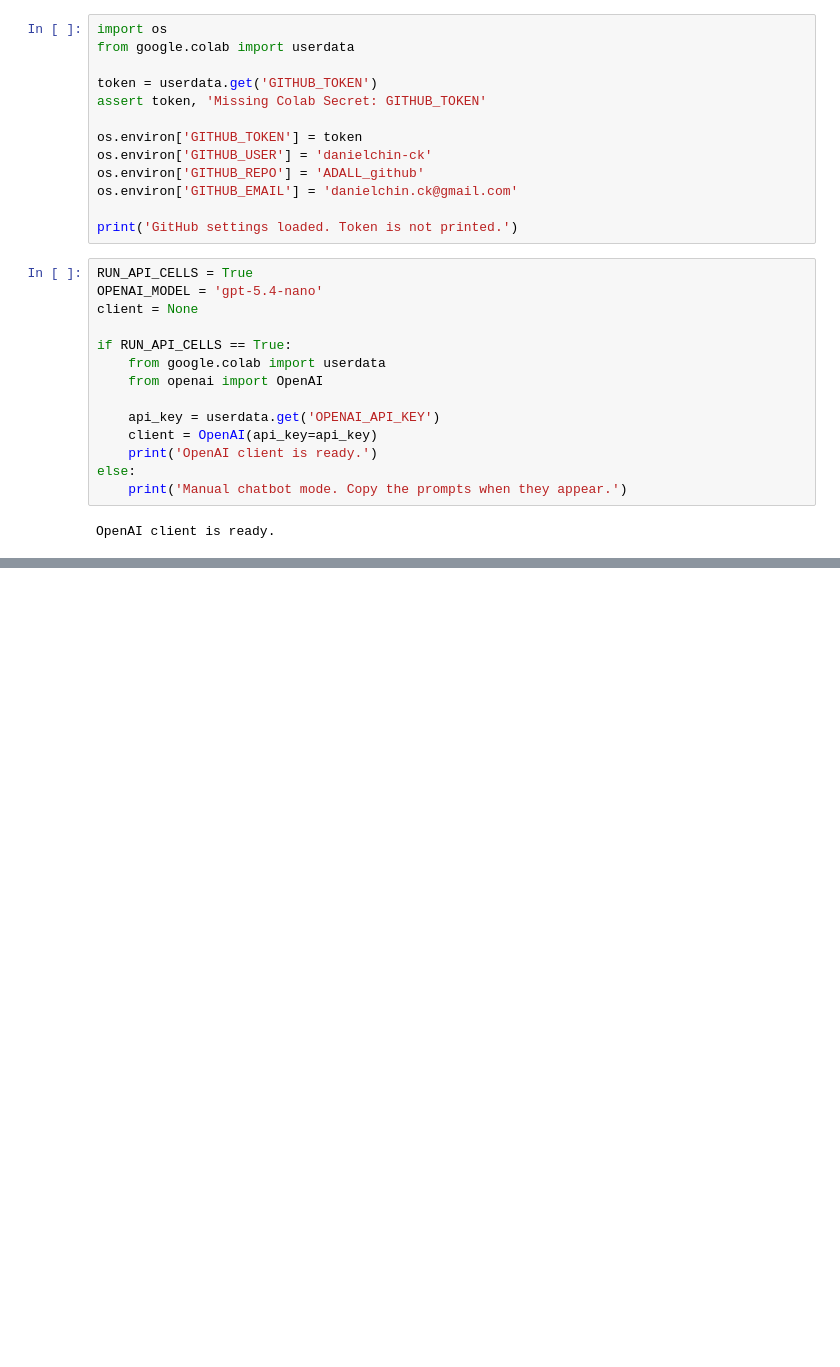
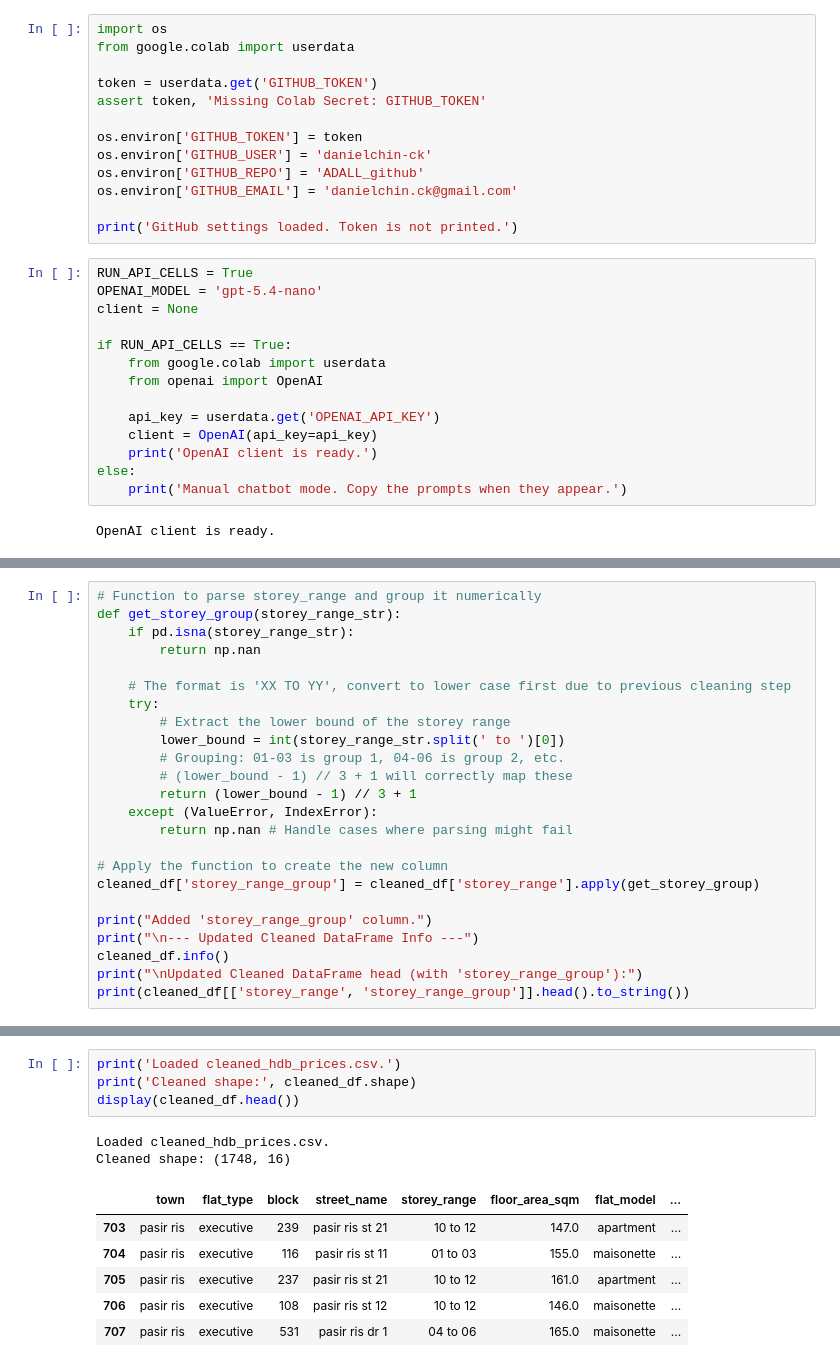
Before and after one commit to danielchin-ck/ADALL_github, a Jupyter notebook: Project/6096089W_CDA1C03_ADALL_Project_2026-Ver2.ipynb, the cells around one changed output, grey strips where cells are left out. Saved outputs shown, nothing was run; the diff lists cells and outputs as text; blank space fills up the shorter version.

```diff
--- a/Project/6096089W_CDA1C03_ADALL_Project_2026-Ver2.ipynb
+++ b/Project/6096089W_CDA1C03_ADALL_Project_2026-Ver2.ipynb
@@ -169,0 +810,24 @@ LLM response:
+# %%
+# Function to parse storey_range and group it numerically
+def get_storey_group(storey_range_str):
+    if pd.isna(storey_range_str):
+        return np.nan
+
+    # The format is 'XX TO YY', convert to lower case first due to previous cleaning step
+    try:
+        # Extract the lower bound of the storey range
+        lower_bound = int(storey_range_str.split(' to ')[0])
+        # Grouping: 01-03 is group 1, 04-06 is group 2, etc.
+        # (lower_bound - 1) // 3 + 1 will correctly map these
+        return (lower_bound - 1) // 3 + 1
+    except (ValueError, IndexError):
+        return np.nan # Handle cases where parsing might fail
+
+# Apply the function to create the new column
+cleaned_df['storey_range_group'] = cleaned_df['storey_range'].apply(get_storey_group)
+
+print("Added 'storey_range_group' column.")
+print("\n--- Updated Cleaned DataFrame Info ---")
+cleaned_df.info()
+print("\nUpdated Cleaned DataFrame head (with 'storey_range_group'):")
+print(cleaned_df[['storey_range', 'storey_range_group']].head().to_string())
@@ -169,0 +852,13 @@ LLM response:
+# %%
+print('Loaded cleaned_hdb_prices.csv.')
+print('Cleaned shape:', cleaned_df.shape)
+display(cleaned_df.head())
+# %% [output]
+Loaded cleaned_hdb_prices.csv.
+Cleaned shape: (1748, 16)
+|  | town | flat_type | block | street_name | storey_range | floor_area_sqm | flat_model | ... |
+| 703 | pasir ris | executive | 239 | pasir ris st 21 | 10 to 12 | 147.0 | apartment | ... |
+| 704 | pasir ris | executive | 116 | pasir ris st 11 | 01 to 03 | 155.0 | maisonette | ... |
+| 705 | pasir ris | executive | 237 | pasir ris st 21 | 10 to 12 | 161.0 | apartment | ... |
+| 706 | pasir ris | executive | 108 | pasir ris st 12 | 10 to 12 | 146.0 | maisonette | ... |
+| 707 | pasir ris | executive | 531 | pasir ris dr 1 | 04 to 06 | 165.0 | maisonette | ... |
```
Also changed, not shown: parts of 26 cells of this notebook.
